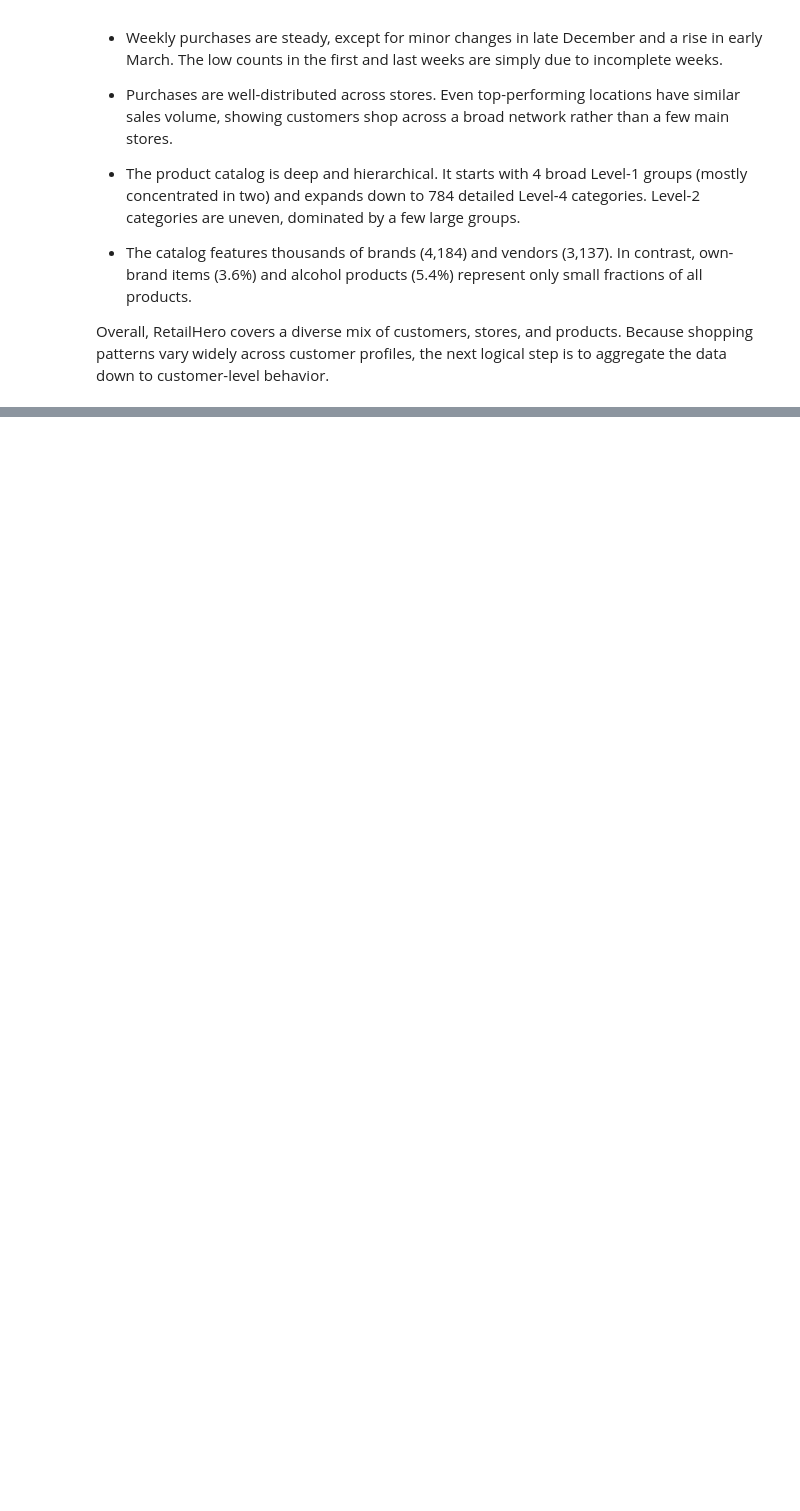
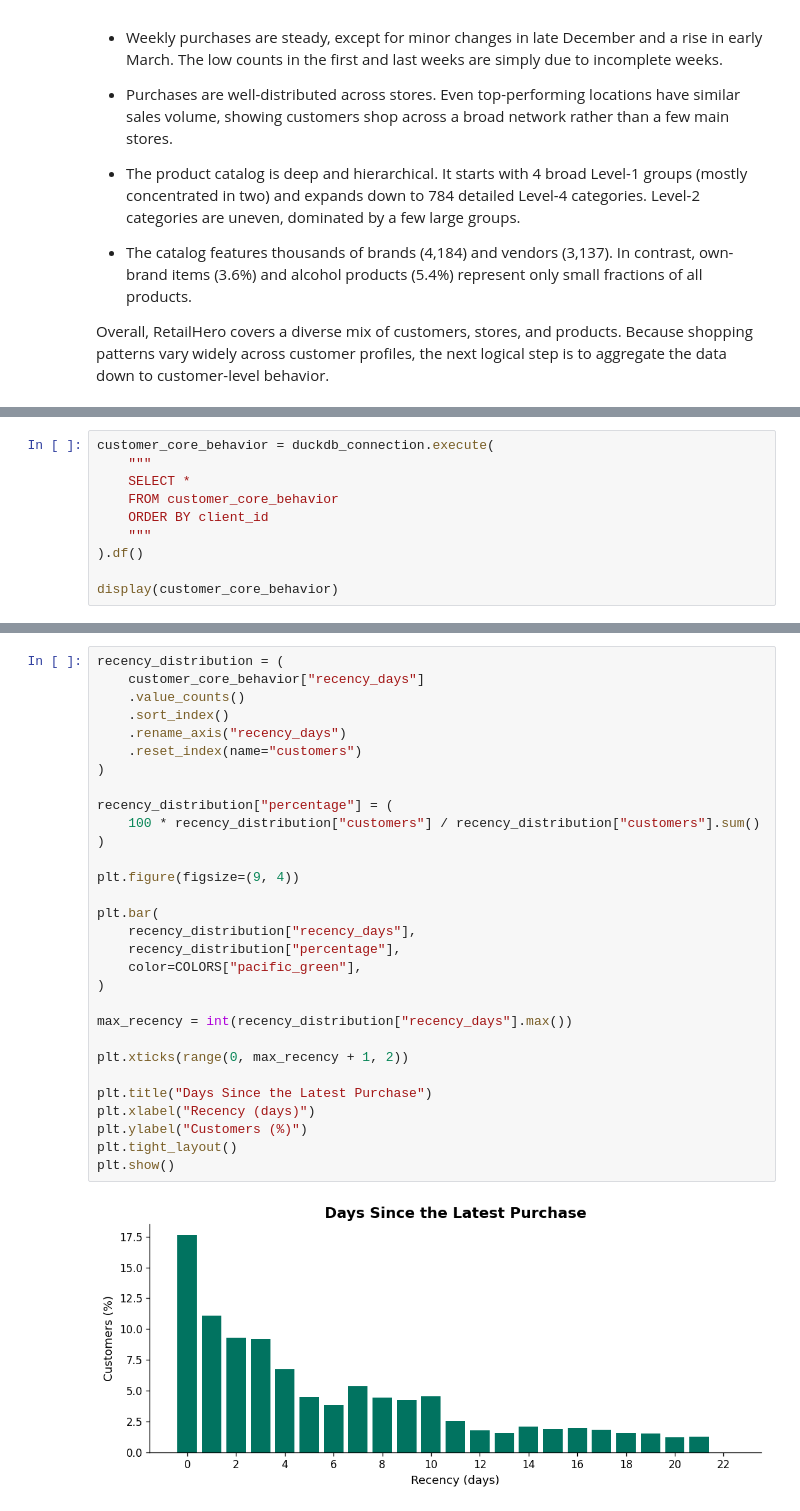
Before and after one commit to nguyen-lam-phuong-thao/uplift-customer-selection, a Jupyter notebook: notebooks/phase2_retailhero/02_retailhero_eda.ipynb, the cells around one changed output, grey strips where cells are left out. Saved outputs shown, nothing was run; the diff lists cells and outputs as text; blank space fills up the shorter version.

```diff
--- a/notebooks/phase2_retailhero/02_retailhero_eda.ipynb
+++ b/notebooks/phase2_retailhero/02_retailhero_eda.ipynb
@@ -742,0 +1004,10 @@ Overall, RetailHero covers a diverse mix of customers, stores, and products. Bec
+# %%
+customer_core_behavior = duckdb_connection.execute(
+    """
+    SELECT *
+    FROM customer_core_behavior
+    ORDER BY client_id
+    """
+).df()
+
+display(customer_core_behavior)
@@ -742,0 +1107,32 @@ Overall, RetailHero covers a diverse mix of customers, stores, and products. Bec
+# %%
+recency_distribution = (
+    customer_core_behavior["recency_days"]
+    .value_counts()
+    .sort_index()
+    .rename_axis("recency_days")
+    .reset_index(name="customers")
+)
+
+recency_distribution["percentage"] = (
+    100 * recency_distribution["customers"] / recency_distribution["customers"].sum()
+)
+
+plt.figure(figsize=(9, 4))
+
+plt.bar(
+    recency_distribution["recency_days"],
+    recency_distribution["percentage"],
+    color=COLORS["pacific_green"],
+)
+
+max_recency = int(recency_distribution["recency_days"].max())
+
+plt.xticks(range(0, max_recency + 1, 2))
+
+plt.title("Days Since the Latest Purchase")
+plt.xlabel("Recency (days)")
+plt.ylabel("Customers (%)")
+plt.tight_layout()
+plt.show()
+# %% [output]
+[figure, added]
```
Also changed, not shown: parts of 106 cells of this notebook, 2 other files.
